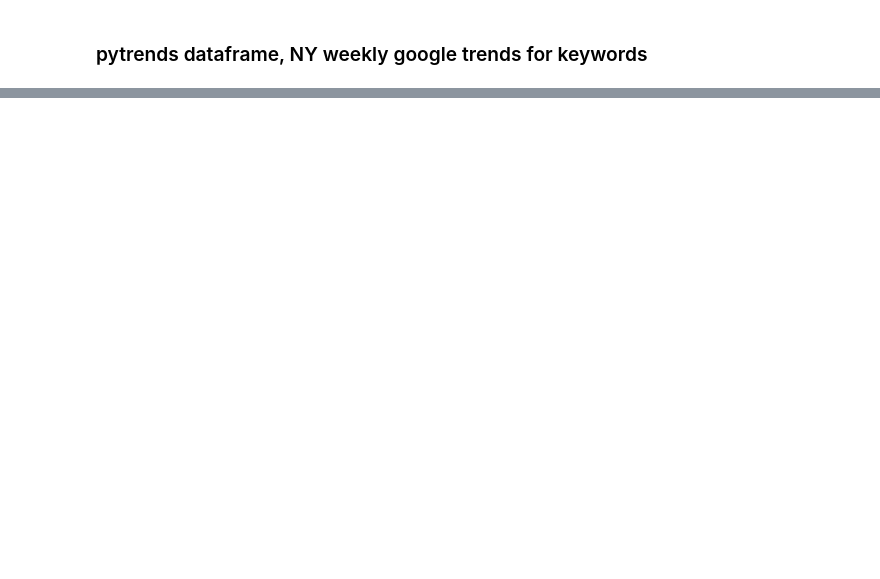
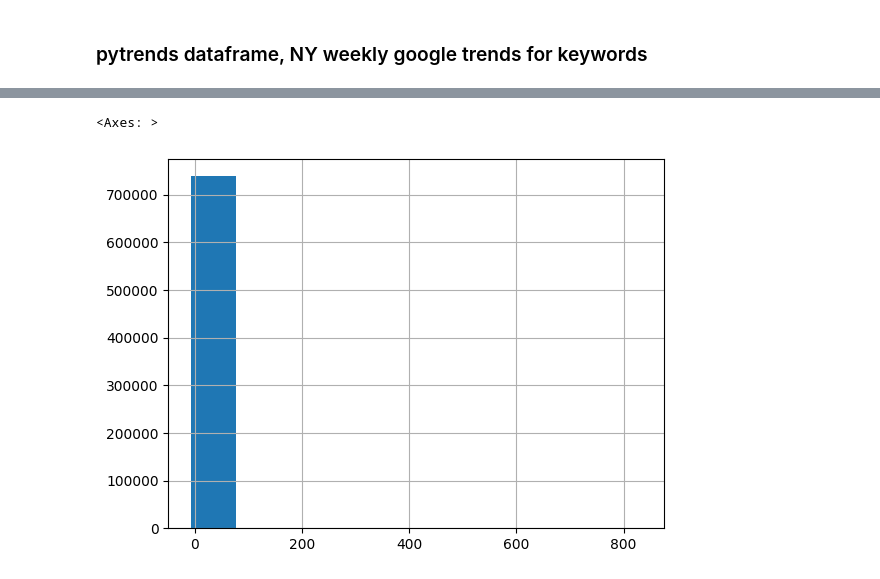
Before and after one commit to vrpperez7/Google-Trends-and-PM2.5-Forecasting-Analysis, a Jupyter notebook: notebooks/EDA.ipynb, the cells around one changed output, grey strips where cells are left out. Drawn from its saved outputs; the diff is of its cells as text; code cells hidden in the pictures; blank space fills up the shorter version.

```diff
--- a/notebooks/EDA.ipynb
+++ b/notebooks/EDA.ipynb
@@ -56,0 +117,5 @@ with zipfile.ZipFile('../data/AQI_Geo.zip') as z:
+# %%
+asthmadf['Arithmetic Mean'].hist()
+# %% [output]
+<Axes: >
+[figure, added]
```
Also changed, not shown: parts of 22 cells of this notebook.
